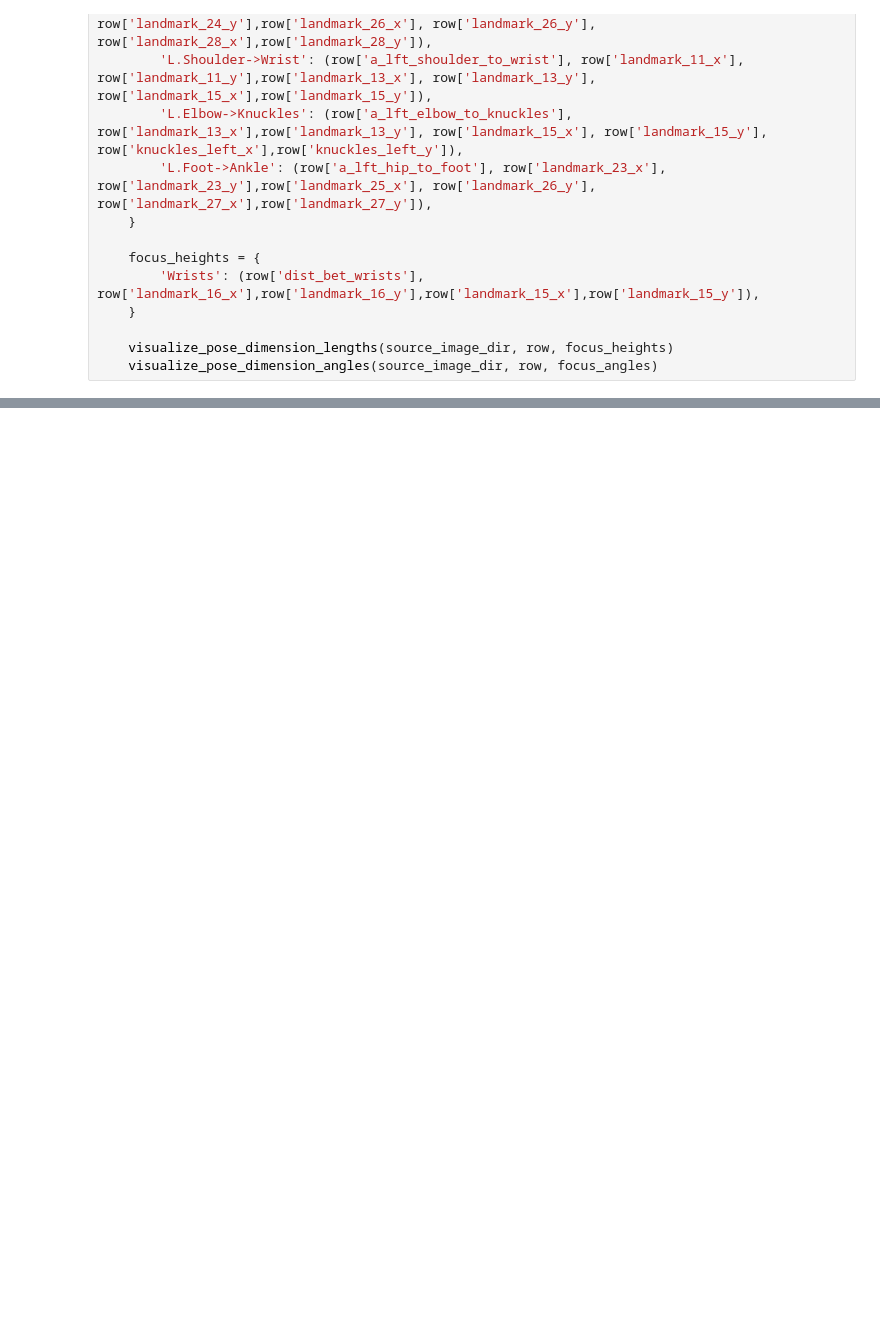
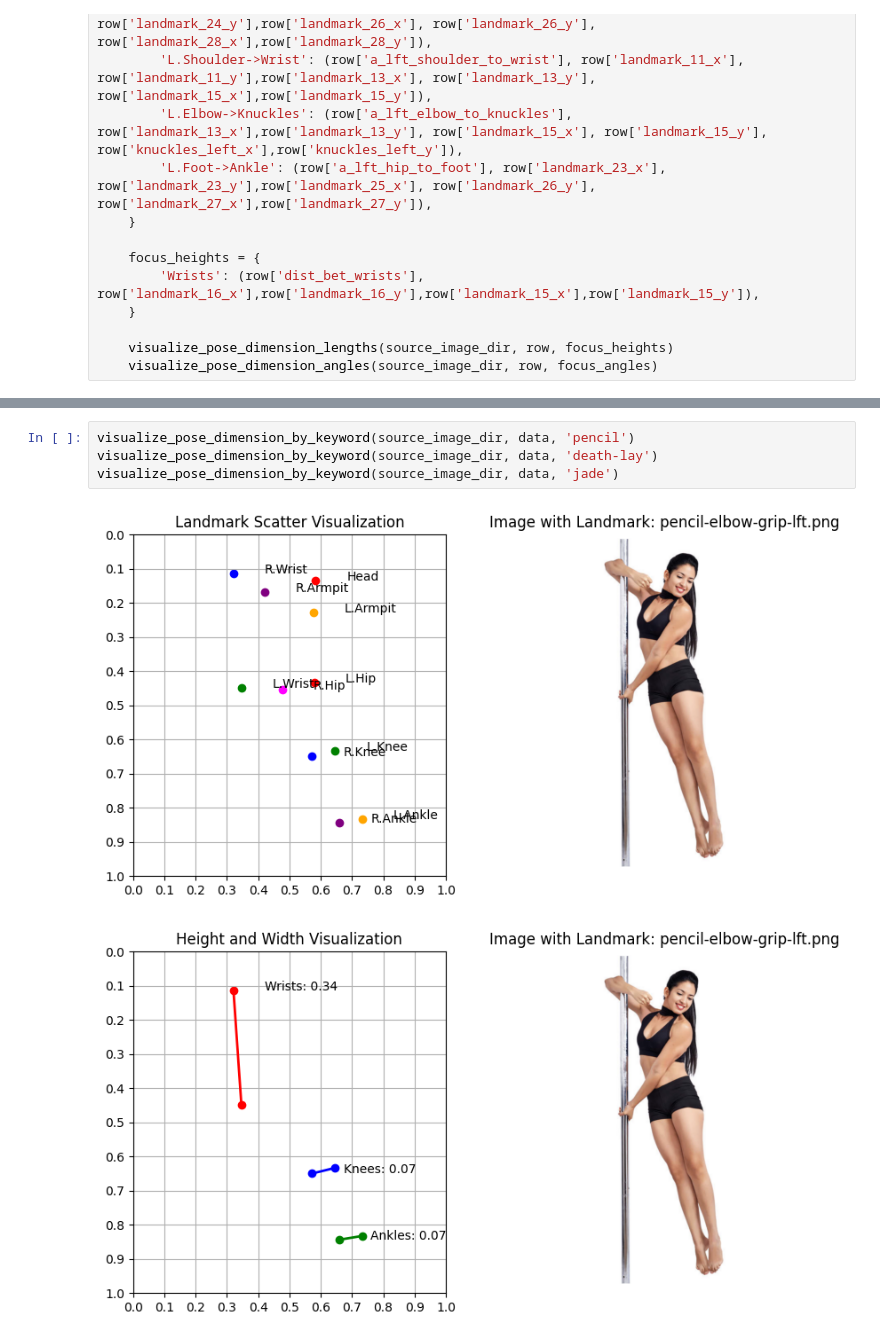
Before and after one commit to kayesokua/poledance.xyz, a Jupyter notebook: docs/2-0-pose-dimension-calculator.ipynb, the cells around one changed output, grey strips where cells are left out. Cells and saved outputs as stored; diff of their text form; blank space fills up the shorter version.

```diff
--- a/docs/2-0-pose-dimension-calculator.ipynb
+++ b/docs/2-0-pose-dimension-calculator.ipynb
@@ -292,0 +296,7 @@ visualize_pose_dimension_by_keyword(source_image_dir, data, 'superpain')
+# %%
+visualize_pose_dimension_by_keyword(source_image_dir, data, 'pencil')
+visualize_pose_dimension_by_keyword(source_image_dir, data, 'death-lay')
+visualize_pose_dimension_by_keyword(source_image_dir, data, 'jade')
+# %% [output]
+[figure, added]
+[figure, added]
```
Also changed, not shown: parts of 4 cells of this notebook, 12 other files.
